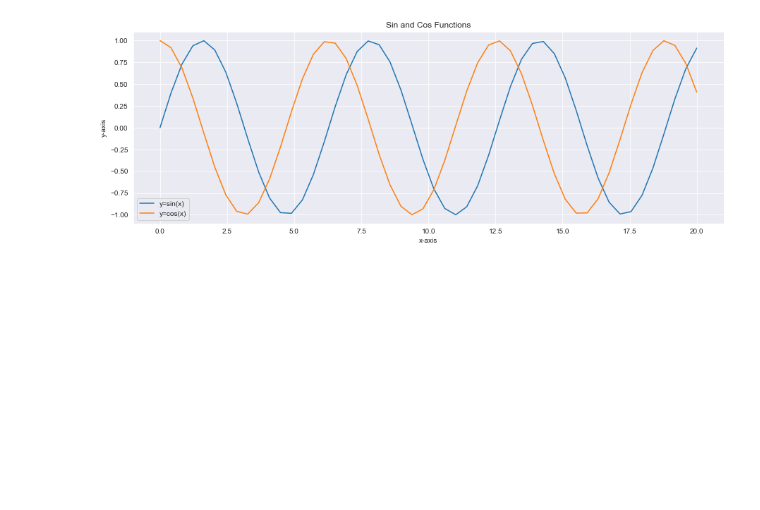
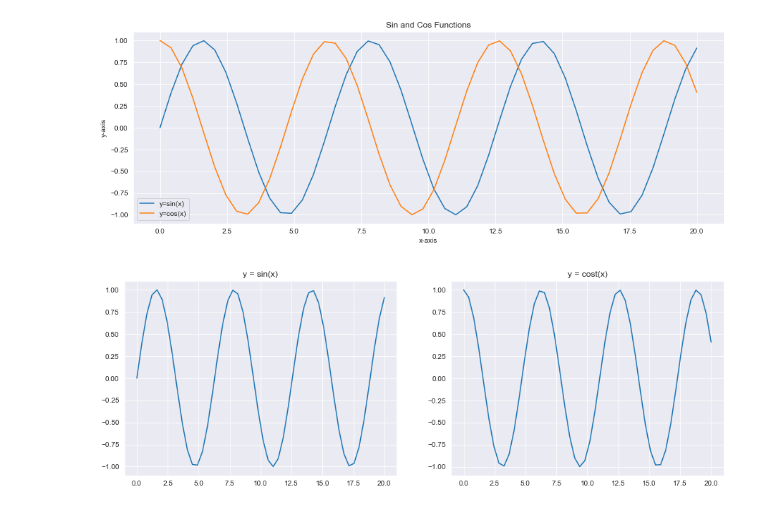
Before and after one commit to SirAbsolute0/Data_Science_I, a Jupyter notebook: Lab 3/Lab 3.ipynb, the cells around one changed output. Saved outputs shown, nothing was run; the diff lists cells and outputs as text; code cells hidden in the pictures; blank space fills up the shorter version.

```diff
--- a/Lab 3/Lab 3.ipynb
+++ b/Lab 3/Lab 3.ipynb
@@ -41,3 +41,18 @@ plt.legend()
 plt.show()
 # %% [output]
 [figure]
+# %%
+# If we want to seperate the plot of sin(x) and cos(x) into seperate plots but side by side, we use subplot(nrows, ncols)
+# Imagine seperating one big white canvas (like a 1x1) into two graphs onto 1 white canvas (like a 1x2)
+
+fig, axes = plt.subplots(nrows = 1, ncols = 2)
+
+axes[0].plot(x, np.sin(x))
+axes[0].set_title('y = sin(x)')
+
+axes[1].plot(x, np.cos(x))
+axes[1].set_title('y = cost(x)')
+
+plt.show()
+# %% [output]
+[figure, added]
```
Also changed, not shown: parts of 4 cells of this notebook, 1 other file.
